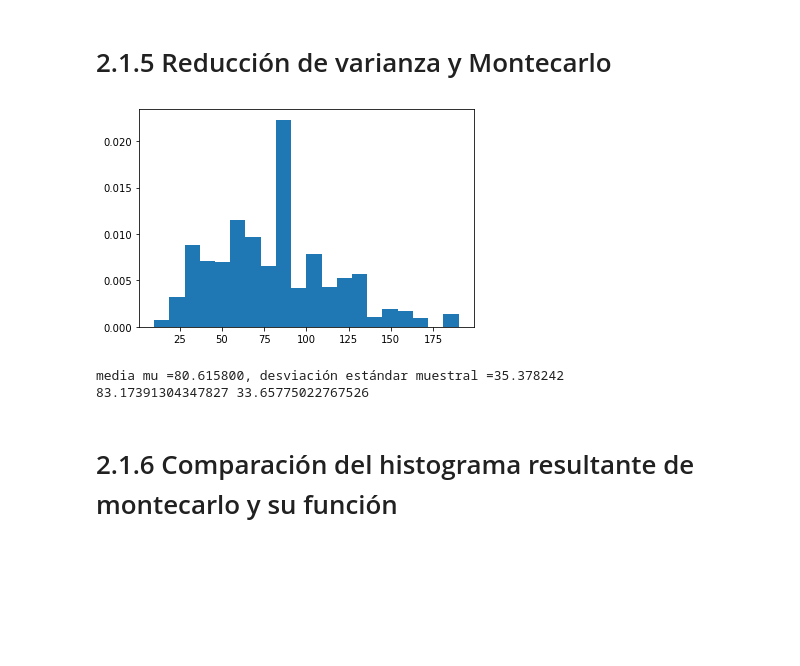
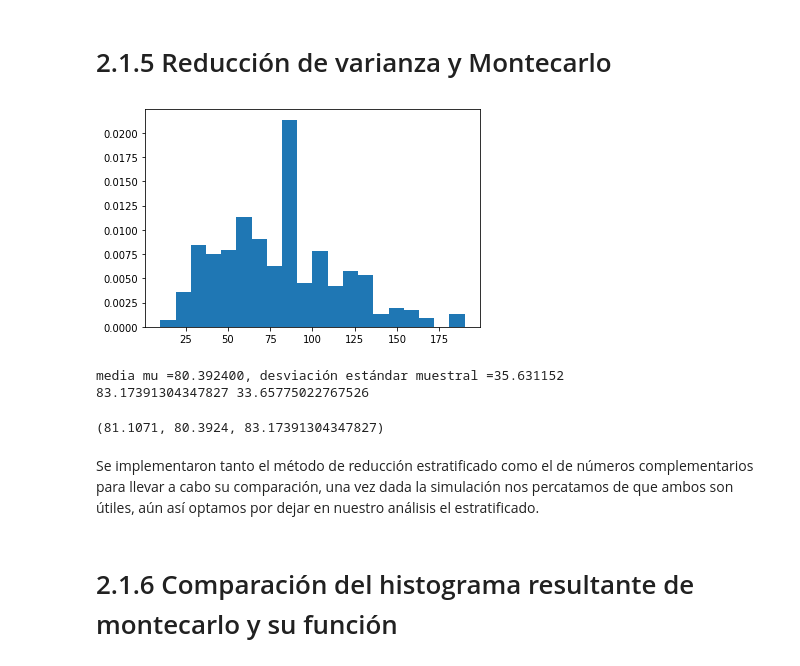
Before and after one commit to JuanPrdz/Proyecto_tema2_JPRodriguez_ARamirez_SRomero, a Jupyter notebook: ProyectoModulo1_RamirezA_RodriguezJ_RomeroS.ipynb, the cells around one changed output. Cells and saved outputs as stored; diff of their text form; code cells hidden in the pictures; blank space fills up the shorter version.

```diff
--- a/ProyectoModulo1_RamirezA_RodriguezJ_RomeroS.ipynb
+++ b/ProyectoModulo1_RamirezA_RodriguezJ_RomeroS.ipynb
@@ -301,6 +301,11 @@ def q_q(nodo: "Nodo a simular", distr:"Distribución a comparar"):
     ax[1].grid()
     ax[1].set_title('Usando paquete stats')
 
+def complementarios_1(N):
+    a = np.random.rand(int(N/2))
+    b = 1-a
+    return np.concatenate((a,b))
+
 # Asignación de variables para los nodos
 ataque = np.array(data['Attack'])
 defensa = np.array(data["Defense"])
@@ -379,33 +384,45 @@ Después de calcular el Bandwith adecuado para el ataque, podemos concluir que e
 # %%
 # Reducción de varianza y Montecarlo
 N=10000
 
 f_1=kde_sklearn_mod(ataque,  8.7586)
 proba = f_1(np.arange(0,191,.4))
 f_acum = proba.cumsum()
 
-# Utilizamos el método estratificado
+# Reducción con método estratificado
 u = muestreo_est(N)
 funcion2 = lambda u: (generador_vad(f_acum, ataque, N))
 o=funcion2(u).values
+
+# Reducción por complementarios
+
+complements=complementarios_1(N)
+funcion2_1 = lambda u: (generador_vad(f_acum, ataque, N))
+o_2=funcion2(u).values
 
 J = 20  # Cantidad de particiones del histograma
 
 y, x, _ = plt.hist(o, J, density=True)
 plt.show()
 
 # Se obvia el último valor de x para obtener exactamente J muestras de x
 x = x[:-1]
 
 # Media y desviación estándar muestral
 mu = np.mean(o)
 sigma = np.std(o)
 print('media mu =%f, desviación estándar muestral =%f'%(mu,sigma))
 print(ataque.mean(), ataque.std())
 # %% [output]
-[figure, old version]
+[figure, new version]
-media mu =80.615800, desviación estándar muestral =35.378242
+media mu =80.392400, desviación estándar muestral =35.631152
 83.17391304347827 33.65775022767526
+# %%
+o_2.mean(),o.mean(), ataque.mean()
+# %% [output]
+(81.1071, 80.3924, 83.17391304347827)
+# %% [markdown]
+Se implementaron tanto el método de reducción estratificado como el de números complementarios para llevar a cabo su comparación, una vez dada la simulación nos percatamos de que ambos son útiles, aún así optamos por dejar en nuestro análisis el estratificado.
 # %% [markdown]
 # 2.1.6 Comparación del histograma resultante de montecarlo y su función
 # %%
```
Also changed, not shown: parts of 14 cells of this notebook.
